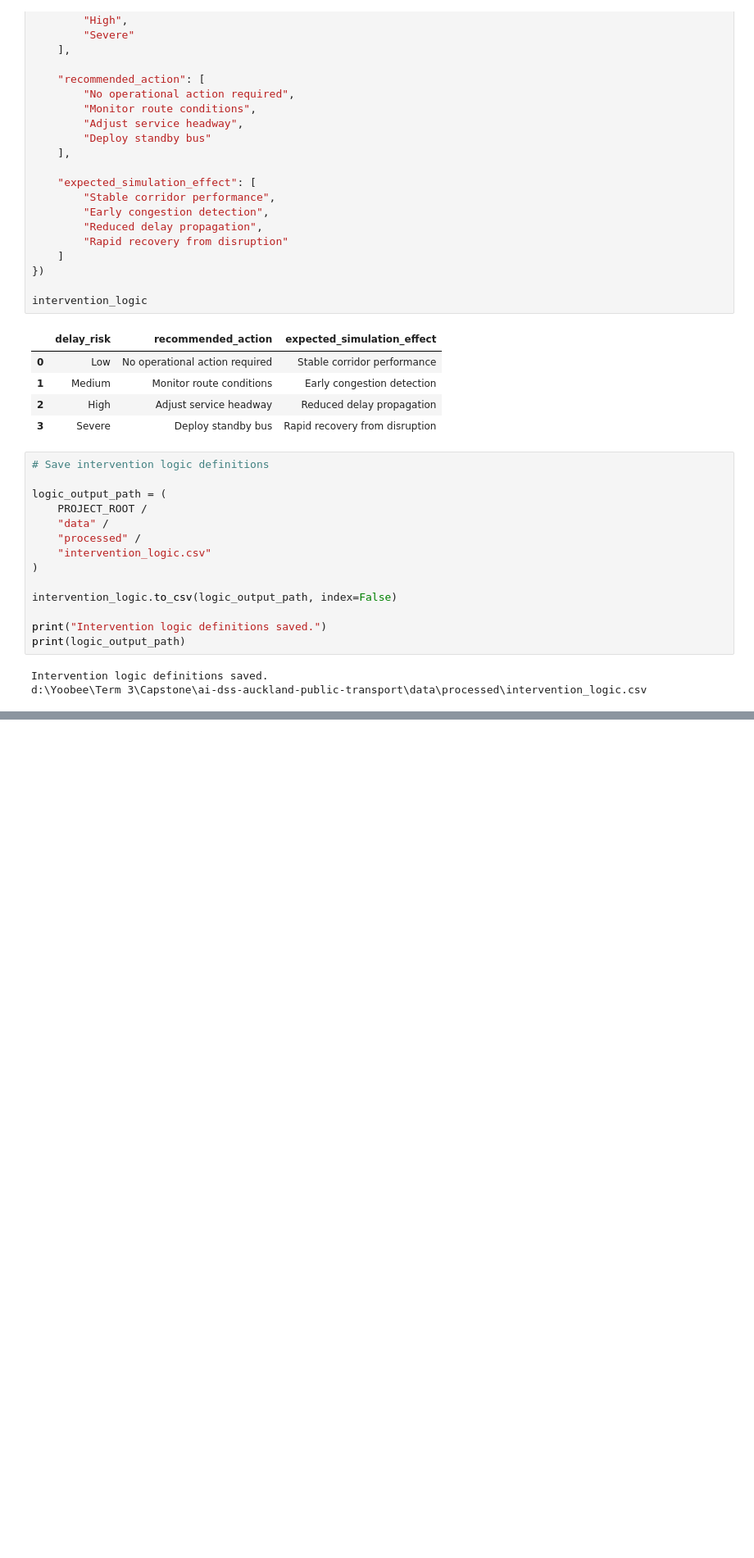
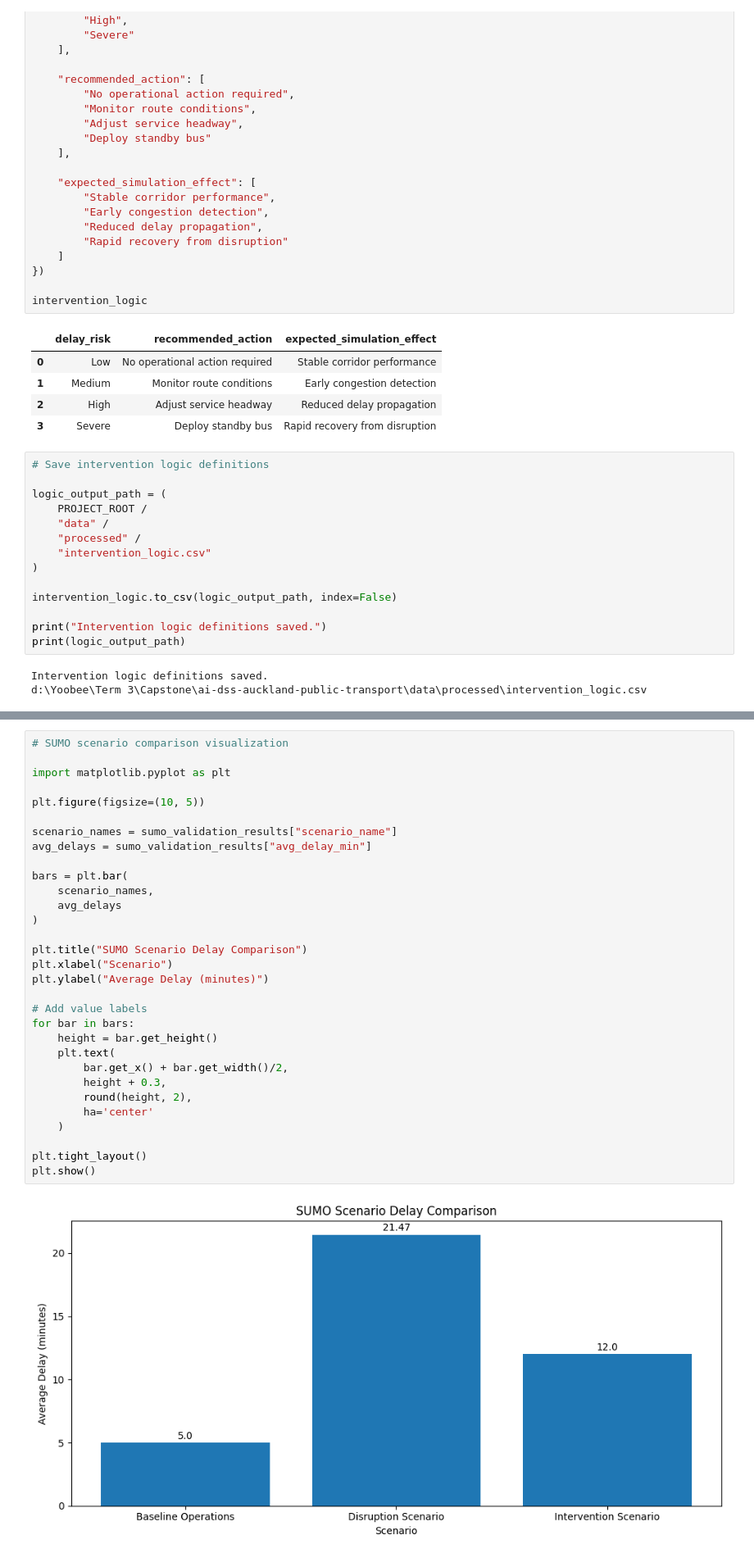
Before and after one commit to markokratos0918/ai-dss-auckland-public-transport, a Jupyter notebook: notebooks/06_sumo_scenario_preparation.ipynb, the cells around one changed output, grey strips where cells are left out. Shown at 82% size. Drawn from its saved outputs; the diff is of its cells as text; blank space fills up the shorter version.

Commit message:
Milestone 7: complete validation framework and dashboard prototype

```diff
--- a/notebooks/06_sumo_scenario_preparation.ipynb
+++ b/notebooks/06_sumo_scenario_preparation.ipynb
@@ -404,0 +505,33 @@ d:\Yoobee\Term 3\Capstone\ai-dss-auckland-public-transport\data\processed\interv
+# %%
+# SUMO scenario comparison visualization
+
+import matplotlib.pyplot as plt
+
+plt.figure(figsize=(10, 5))
+
+scenario_names = sumo_validation_results["scenario_name"]
+avg_delays = sumo_validation_results["avg_delay_min"]
+
+bars = plt.bar(
+    scenario_names,
+    avg_delays
+)
+
+plt.title("SUMO Scenario Delay Comparison")
+plt.xlabel("Scenario")
+plt.ylabel("Average Delay (minutes)")
+
+# Add value labels
+for bar in bars:
+    height = bar.get_height()
+    plt.text(
+        bar.get_x() + bar.get_width()/2,
+        height + 0.3,
+        round(height, 2),
+        ha='center'
+    )
+
+plt.tight_layout()
+plt.show()
+# %% [output]
+[figure, added]
```
Also changed, not shown: parts of 7 cells of this notebook, 2 other files.
